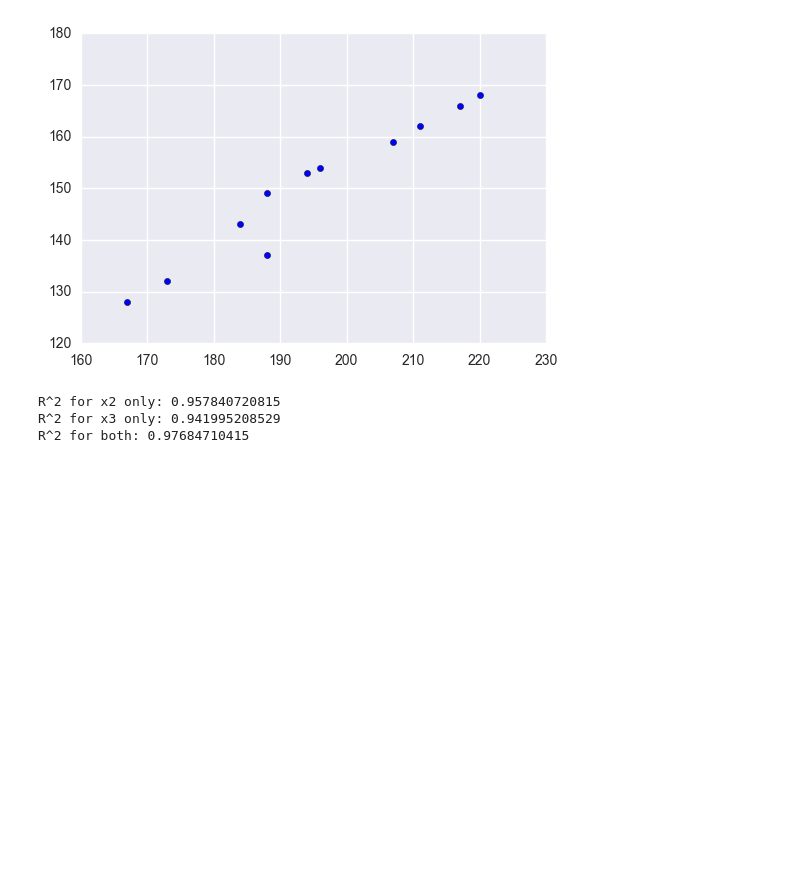
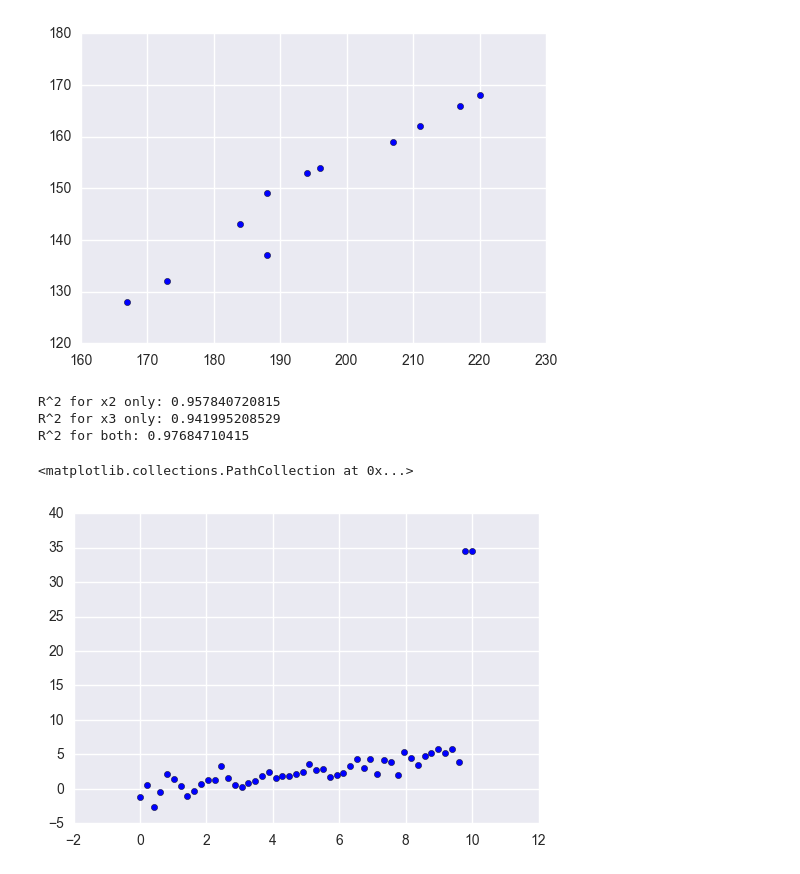
Before and after one commit to alvin319/book-notes, a Jupyter notebook: miscellaneous/linear_regression.ipynb, the cells around one changed output. Drawn from its saved outputs; the diff is of its cells as text; code cells hidden in the pictures; blank space fills up the shorter version.

```diff
--- a/miscellaneous/linear_regression.ipynb
+++ b/miscellaneous/linear_regression.ipynb
@@ -197,3 +200,16 @@ print('R^2 for both: {}'.format(get_rsquared(X, Y)))
 R^2 for x2 only: 0.957840720815
 R^2 for x3 only: 0.941995208529
 R^2 for both: 0.97684710415
+# %%
+# Ridge regression
+N = 50
+X = np.linspace(0, 10, N)
+Y = 0.5 * X + np.random.randn(N)
+
+Y[-1] += 30
+Y[-2] += 30
+
+plt.scatter(X, Y)
+# %% [output]
+<matplotlib.collections.PathCollection at 0x...>
+[figure, added]
```
Also changed, not shown: parts of 5 cells of this notebook.
